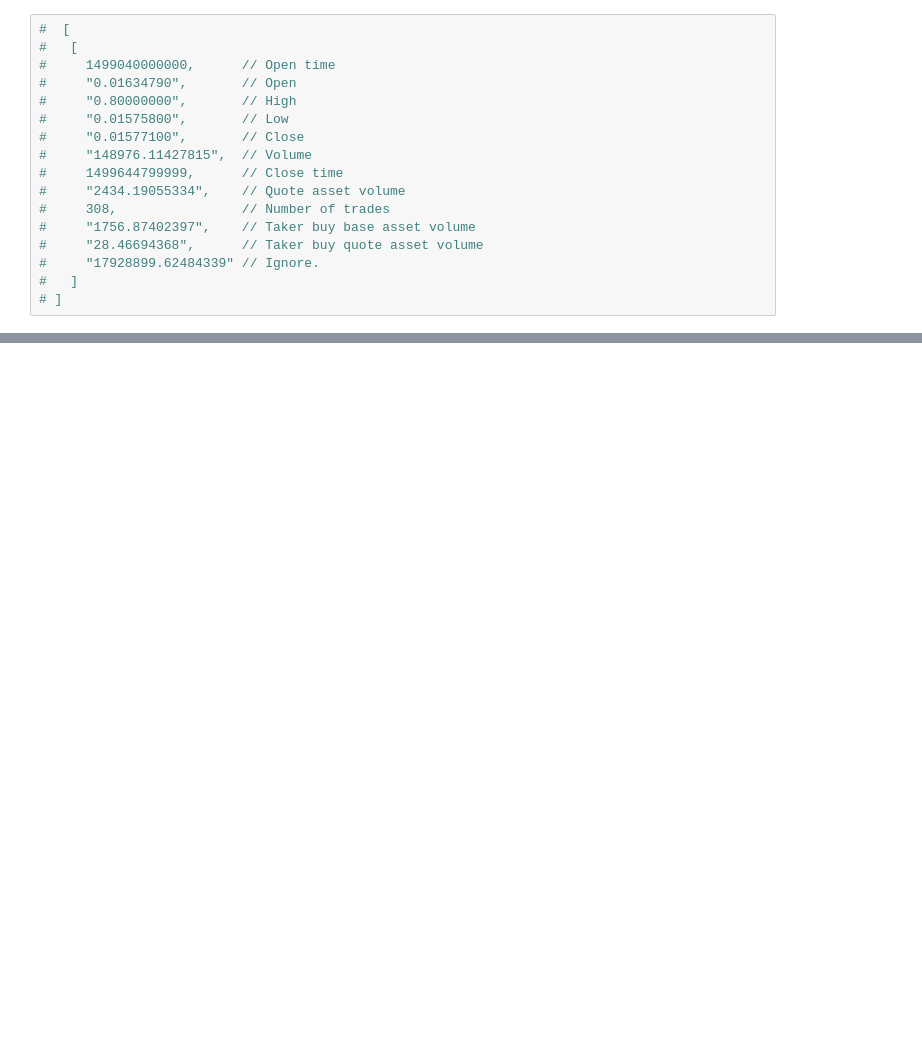
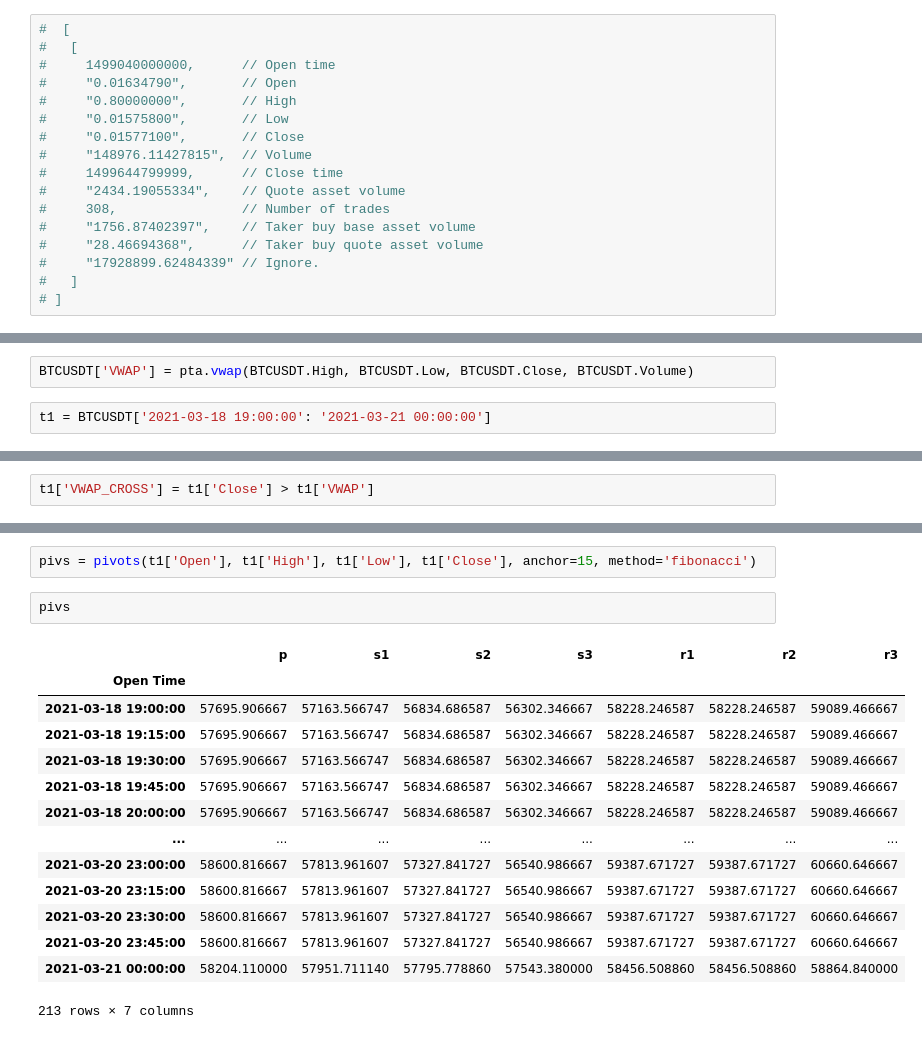
Before and after one commit to if722399/myst_proyecto_eq6, a Jupyter notebook: testR.ipynb, the cells around one changed output, grey strips where cells are left out. Cells and saved outputs as stored; diff of their text form; blank space fills up the shorter version.

Commit message:
vwap and pivots v1

```diff
--- a/testR.ipynb
+++ b/testR.ipynb
@@ -138,0 +70,4 @@ hist15m_df.head(2)
+# %%
+BTCUSDT['VWAP'] = pta.vwap(BTCUSDT.High, BTCUSDT.Low, BTCUSDT.Close, BTCUSDT.Volume)
+# %%
+t1 = BTCUSDT['2021-03-18 19:00:00': '2021-03-21 00:00:00']
@@ -138,0 +98,2 @@ hist15m_df.head(2)
+# %%
+t1['VWAP_CROSS'] = t1['Close'] > t1['VWAP']
@@ -138,0 +248,19 @@ hist15m_df.head(2)
+# %%
+pivs = pivots(t1['Open'], t1['High'], t1['Low'], t1['Close'], anchor=15, method='fibonacci')
+# %%
+pivs
+# %% [output]
+|  | p | s1 | s2 | s3 | r1 | r2 | r3 |
+| Open Time |  |  |  |  |  |  |  |
+| 2021-03-18 19:00:00 | 57695.906667 | 57163.566747 | 56834.686587 | 56302.346667 | 58228.246587 | 58228.246587 | 59089.466667 |
+| 2021-03-18 19:15:00 | 57695.906667 | 57163.566747 | 56834.686587 | 56302.346667 | 58228.246587 | 58228.246587 | 59089.466667 |
+| 2021-03-18 19:30:00 | 57695.906667 | 57163.566747 | 56834.686587 | 56302.346667 | 58228.246587 | 58228.246587 | 59089.466667 |
+| 2021-03-18 19:45:00 | 57695.906667 | 57163.566747 | 56834.686587 | 56302.346667 | 58228.246587 | 58228.246587 | 59089.466667 |
+| 2021-03-18 20:00:00 | 57695.906667 | 57163.566747 | 56834.686587 | 56302.346667 | 58228.246587 | 58228.246587 | 59089.466667 |
+| ... | ... | ... | ... | ... | ... | ... | ... |
+| 2021-03-20 23:00:00 | 58600.816667 | 57813.961607 | 57327.841727 | 56540.986667 | 59387.671727 | 59387.671727 | 60660.646667 |
+| 2021-03-20 23:15:00 | 58600.816667 | 57813.961607 | 57327.841727 | 56540.986667 | 59387.671727 | 59387.671727 | 60660.646667 |
+| 2021-03-20 23:30:00 | 58600.816667 | 57813.961607 | 57327.841727 | 56540.986667 | 59387.671727 | 59387.671727 | 60660.646667 |
+| 2021-03-20 23:45:00 | 58600.816667 | 57813.961607 | 57327.841727 | 56540.986667 | 59387.671727 | 59387.671727 | 60660.646667 |
+| 2021-03-21 00:00:00 | 58204.110000 | 57951.711140 | 57795.778860 | 57543.380000 | 58456.508860 | 58456.508860 | 58864.840000 |
+213 rows × 7 columns
```
Also changed, not shown: parts of 46 cells of this notebook, 6 other files.
